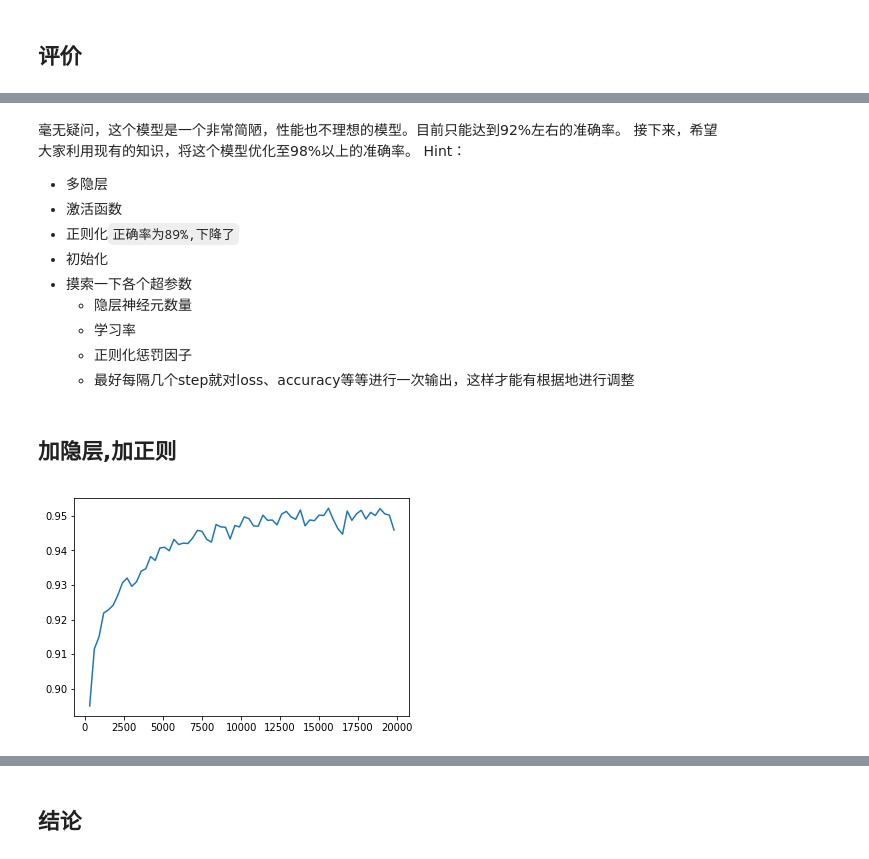
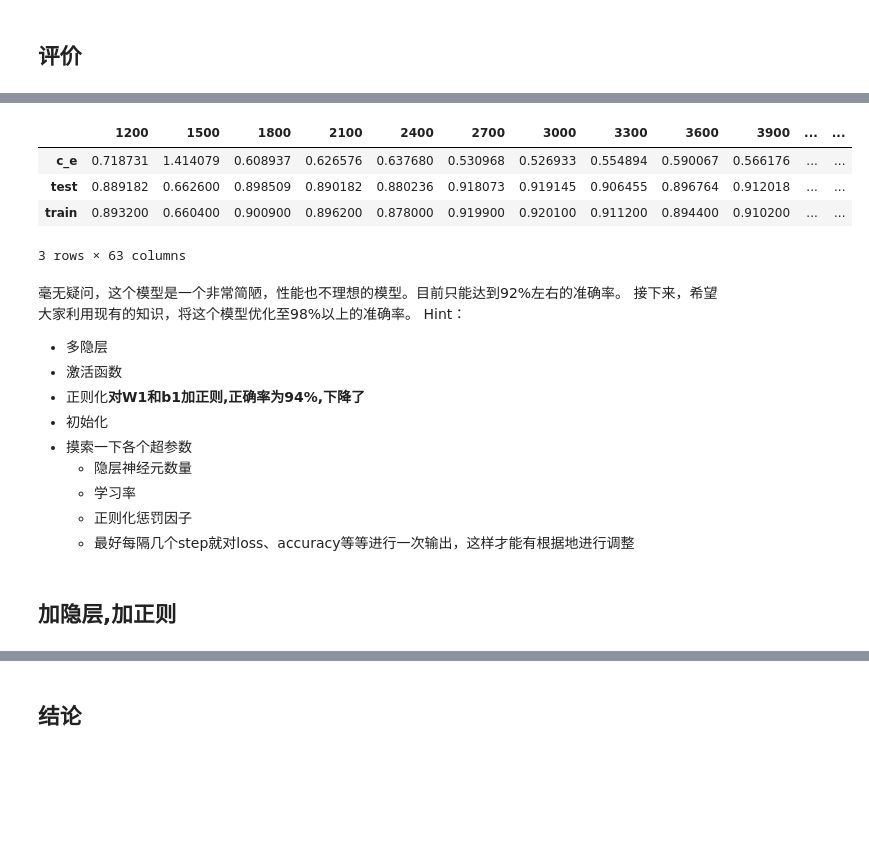
Before and after one commit to zhouzhiqi/Deep-Learning, a Jupyter notebook: Mnist/5_mnist_homework_l1l2.ipynb, the cells around one changed output, grey strips where cells are left out. Drawn from its saved outputs; the diff is of its cells as text; code cells hidden in the pictures; blank space fills up the shorter version.

```diff
--- a/Mnist/5_mnist_homework_l1l2.ipynb
+++ b/Mnist/5_mnist_homework_l1l2.ipynb
@@ -60,8 +76,3 @@ init_op = tf.global_variables_initializer()
 sess.run(init_op)
 # %% [markdown]
 ## 进行train
-# %%
-# Train
-for _ in range(3000):
-  batch_xs, batch_ys = mnist.train.next_batch(100)
-  sess.run(train_step, feed_dict={x: batch_xs, y_: batch_ys})
@@ -78,10 +128,18 @@ print(sess.run(accuracy, feed_dict={x: mnist.test.images,
+# %%
+df.T
+# %% [output]
+|  | 1200 | 1500 | 1800 | 2100 | 2400 | 2700 | 3000 | 3300 | 3600 | 3900 | ... | ... |
+| c_e | 0.718731 | 1.414079 | 0.608937 | 0.626576 | 0.637680 | 0.530968 | 0.526933 | 0.554894 | 0.590067 | 0.566176 | ... | ... |
+| test | 0.889182 | 0.662600 | 0.898509 | 0.890182 | 0.880236 | 0.918073 | 0.919145 | 0.906455 | 0.896764 | 0.912018 | ... | ... |
+| train | 0.893200 | 0.660400 | 0.900900 | 0.896200 | 0.878000 | 0.919900 | 0.920100 | 0.911200 | 0.894400 | 0.910200 | ... | ... |
+3 rows × 63 columns
 # %% [markdown]
 毫无疑问，这个模型是一个非常简陋，性能也不理想的模型。目前只能达到92%左右的准确率。
 接下来，希望大家利用现有的知识，将这个模型优化至98%以上的准确率。
 Hint：
 - 多隐层
 - 激活函数
-- 正则化`正确率为89%,下降了`
+- 正则化**对W1和b1加正则,正确率为94%,下降了**
 - 初始化
 - 摸索一下各个超参数
   - 隐层神经元数量
@@ -128,7 +203,0 @@ for _ in range(20000):
-# %%
-import matplotlib.pyplot as plt
-del(acc[0])
-plt.plot(acc.keys(),acc.values())
-plt.show()
-# %% [output]
-[figure, removed]
```
Also changed, not shown: parts of 23 cells of this notebook, 10 other files.
